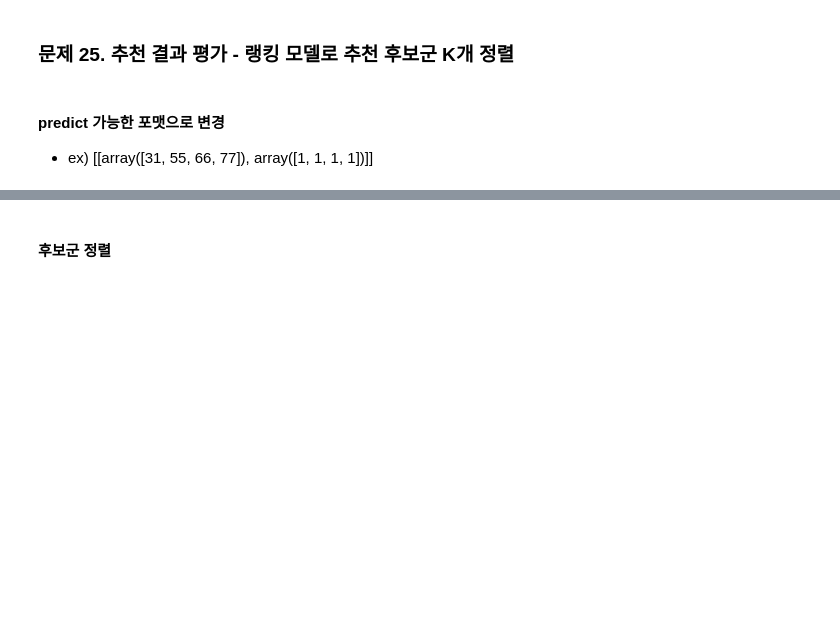
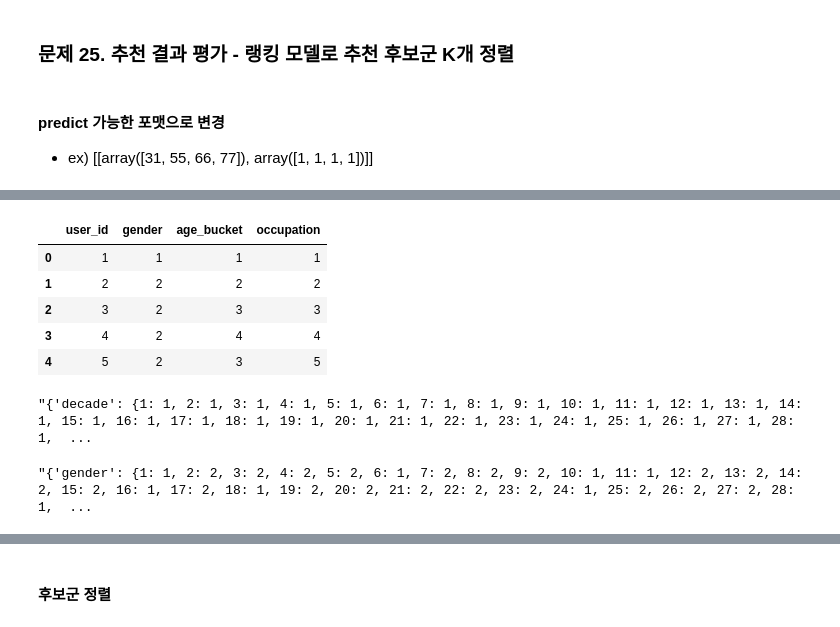
Before and after one commit to samjinwang/machine_learning_300, a Jupyter notebook: part5/chapter02/chapter02.ipynb, the cells around one changed output, grey strips where cells are left out. Drawn from its saved outputs; the diff is of its cells as text; code cells hidden in the pictures; blank space fills up the shorter version.

```diff
--- a/part5/chapter02/chapter02.ipynb
+++ b/part5/chapter02/chapter02.ipynb
@@ -1454,0 +1507,10 @@ recent_user_watch_list = rating_df[rating_df['time'] < 975768738].groupby('user_
+# %%
+#각 유저마다 최근 시청한 3개의 영화를 기준으로 영화 하나당 5개씩 similar movie들을 추천해준다
+def get_similar_items(x, k):
+  similar_items = []
+  for movie_id in x:
+    if movie_id in item2item:
+      similar_items.append(item2item[movie_id][:k])
+  return [item for items in similar_items for item in items]
+
+recent_watch_similar_items = recent_user_watch_list.apply(lambda x: get_similar_items(x, 5))
@@ -1464,3 +1563,4 @@ recent_user_watch_list = rating_df[rating_df['time'] < 975768738].groupby('user_
 #### 4) 4개 추천 후보군 병합
 # %%
 # 위에서 추출한 후보군들을 하나로 병합
+recent_watch_similar_items.apply(lambda x: x.extend(popular_movie_list))
@@ -1478,0 +1680,23 @@ recent_user_watch_list = rating_df[rating_df['time'] < 975768738].groupby('user_
+# %%
+user_df['gender'] = user_df['gender'].apply(lambda x: gender_index[x])
+user_df['occupation'] = user_df['occupation'].apply(lambda x: occupation_index[x])
+user_df['age_bucket'] = user_df['age_bucket'].apply(lambda x: age_index[x])
+user_df = user_df[['user_id', 'gender', 'age_bucket', 'occupation']]
+user_df.head()
+# %% [output]
+|  | user_id | gender | age_bucket | occupation |
+| 0 | 1 | 1 | 1 | 1 |
+| 1 | 2 | 2 | 2 | 2 |
+| 2 | 3 | 2 | 3 | 3 |
+| 3 | 4 | 2 | 4 | 4 |
+| 4 | 5 | 2 | 3 | 5 |
+# %%
+movie_index_dict = movie_df.set_index('movie_id')[['decade', 'main_genre']].to_dict()
+str(movie_index_dict)[:300]
+# %% [output]
+"{'decade': {1: 1, 2: 1, 3: 1, 4: 1, 5: 1, 6: 1, 7: 1, 8: 1, 9: 1, 10: 1, 11: 1, 12: 1, 13: 1, 14: 1, 15: 1, 16: 1, 17: 1, 18: 1, 19: 1, 20: 1, 21: 1, 22: 1, 23: 1, 24: 1, 25: 1, 26: 1, 27: 1, 28: 1,  ...
+# %%
+user_index_dict = user_df.set_index('user_id')[['gender', 'age_bucket', 'occupation']].to_dict()
+str(user_index_dict)[:300]
+# %% [output]
+"{'gender': {1: 1, 2: 2, 3: 2, 4: 2, 5: 2, 6: 1, 7: 2, 8: 2, 9: 2, 10: 1, 11: 1, 12: 2, 13: 2, 14: 2, 15: 2, 16: 1, 17: 2, 18: 1, 19: 2, 20: 2, 21: 2, 22: 2, 23: 2, 24: 1, 25: 2, 26: 2, 27: 2, 28: 1,  ...
```
Also changed, not shown: parts of 54 cells of this notebook, 1 other file.
